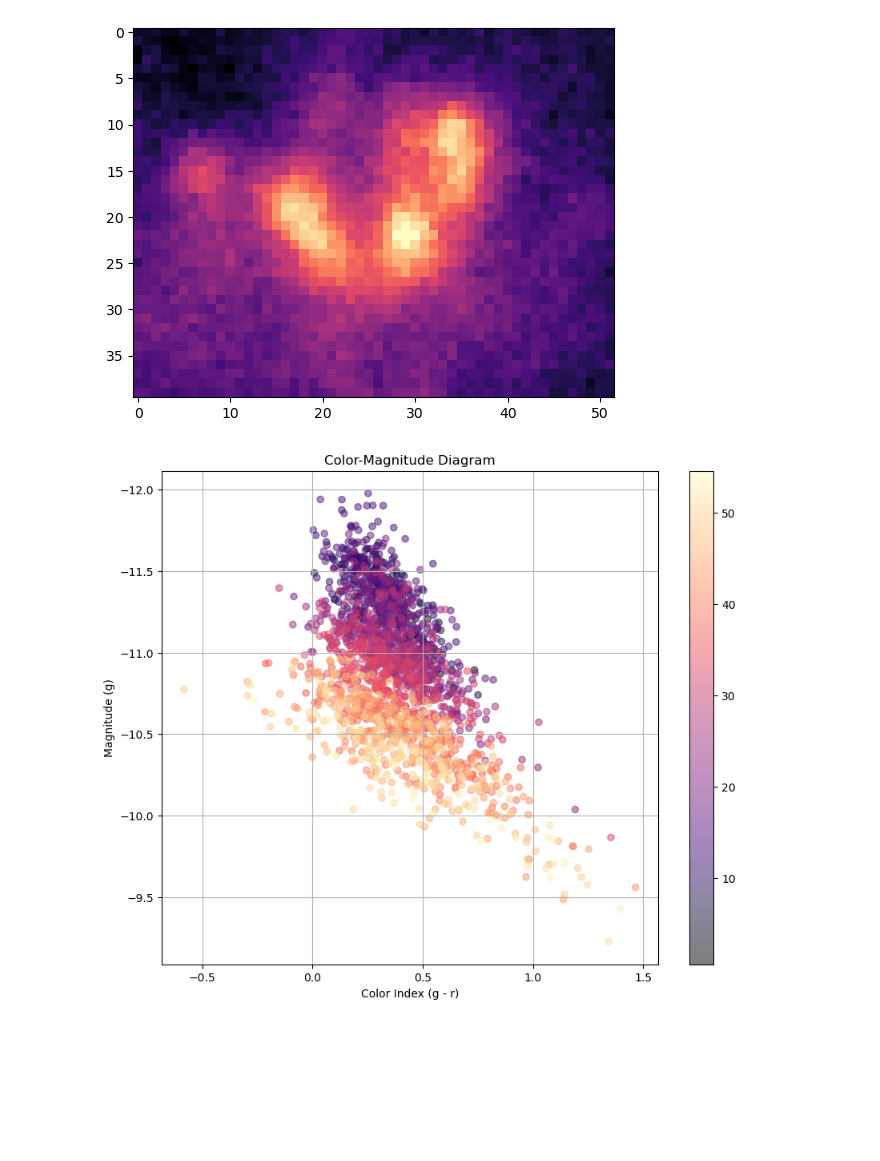
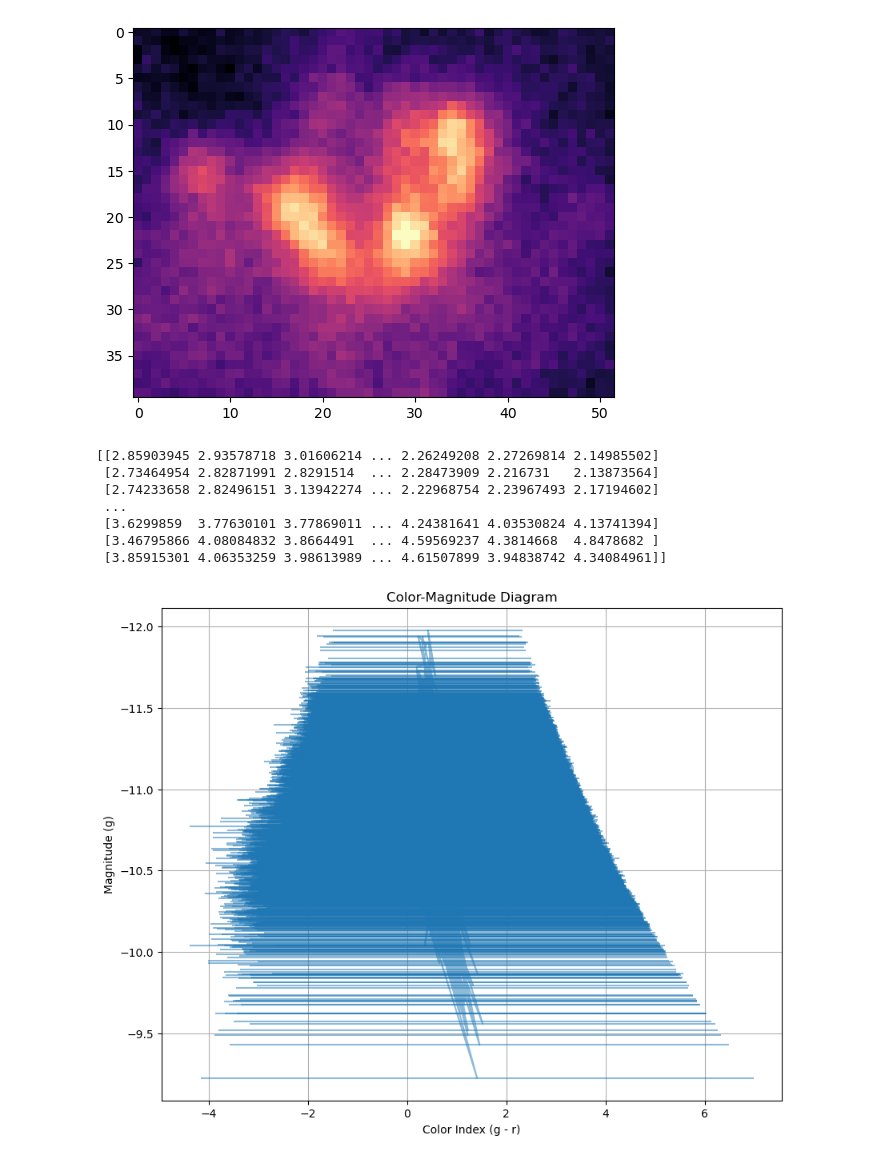
Before and after one commit to Juaopteinde/Group-19-NGC4449, a Jupyter notebook: CMDs.ipynb, the cells around one changed output. Drawn from its saved outputs; the diff is of its cells as text; code cells hidden in the pictures; blank space fills up the shorter version.

```diff
--- a/CMDs.ipynb
+++ b/CMDs.ipynb
@@ -63,7 +63,13 @@ Align r: done!
 Align h-alpha: done!
 Align L: done!
 # %%
+# Calculate standarddeviation on counts
+def std_counts(image):
+    return np.sqrt(image)
 
+# Calculates standarddeviation on magnitude
+def std_mag(image, err_zp):
+    return np.sqrt(((2.5*np.sqrt(image))/image*np.log(10))**2 + err_zp**2)
 
 # Function to calculate distances from the center
 def calc_distance(image, x_center, y_center):
@@ -209,21 +216,33 @@ def distance_region(image):
 # %%
 # Crop image to only the region chosen on the gridmap
 # Multiple by region_size_define to get original pixel coordinates instead of binned ones.
 region_g = magnitude_g[(region_size_define*x_min):(region_size_define*x_max), (region_size_define*y_min):(region_size_define*y_max)]
 region_r = magnitude_r[(region_size_define*x_min):(region_size_define*x_max), (region_size_define*y_min):(region_size_define*y_max)]
 distances = distance_region(region_g)
 
 color_index = calc_color_index(region_g, region_r)
 
 color_index_BV = gr_to_BV(color_index)
 
+
+std_region_g = std_mag(no_bg_g[(region_size_define*x_min):(region_size_define*x_max), (region_size_define*y_min):(region_size_define*y_max)], 0)
+std_region_r = std_mag(no_bg_r[(region_size_define*x_min):(region_size_define*x_max), (region_size_define*y_min):(region_size_define*y_max)], 0)
+std_color_index = std_region_r + std_region_g
+print(std_color_index)
+
 plt.figure(figsize=(10, 8))
-plt.scatter(color_index_BV.flatten(), region_g.flatten(), c=distances.flatten(), cmap='magma', alpha=0.5)
+plt.errorbar(color_index_BV.flatten(), region_g.flatten(), xerr=std_color_index.flatten(), alpha=0.5)
 plt.xlabel('Color Index (g - r)')
 plt.ylabel('Magnitude (g)')
 plt.title('Color-Magnitude Diagram')
 plt.gca().invert_yaxis()  # Invert y-axis for magnitudes
-plt.colorbar()
 plt.grid(True)
 # %% [output]
+[[2.85903945 2.93578718 3.01606214 ... 2.26249208 2.27269814 2.14985502]
+ [2.73464954 2.82871991 2.8291514  ... 2.28473909 2.216731   2.13873564]
+ [2.74233658 2.82496151 3.13942274 ... 2.22968754 2.23967493 2.17194602]
+ ...
+ [3.6299859  3.77630101 3.77869011 ... 4.24381641 4.03530824 4.13741394]
+ [3.46795866 4.08084832 3.8664491  ... 4.59569237 4.3814668  4.8478682 ]
+ [3.85915301 4.06353259 3.98613989 ... 4.61507899 3.94838742 4.34084961]]
-[figure, old version]
+[figure, new version]
```
Also changed, not shown: parts of 1 cell of this notebook, 1 other file.
